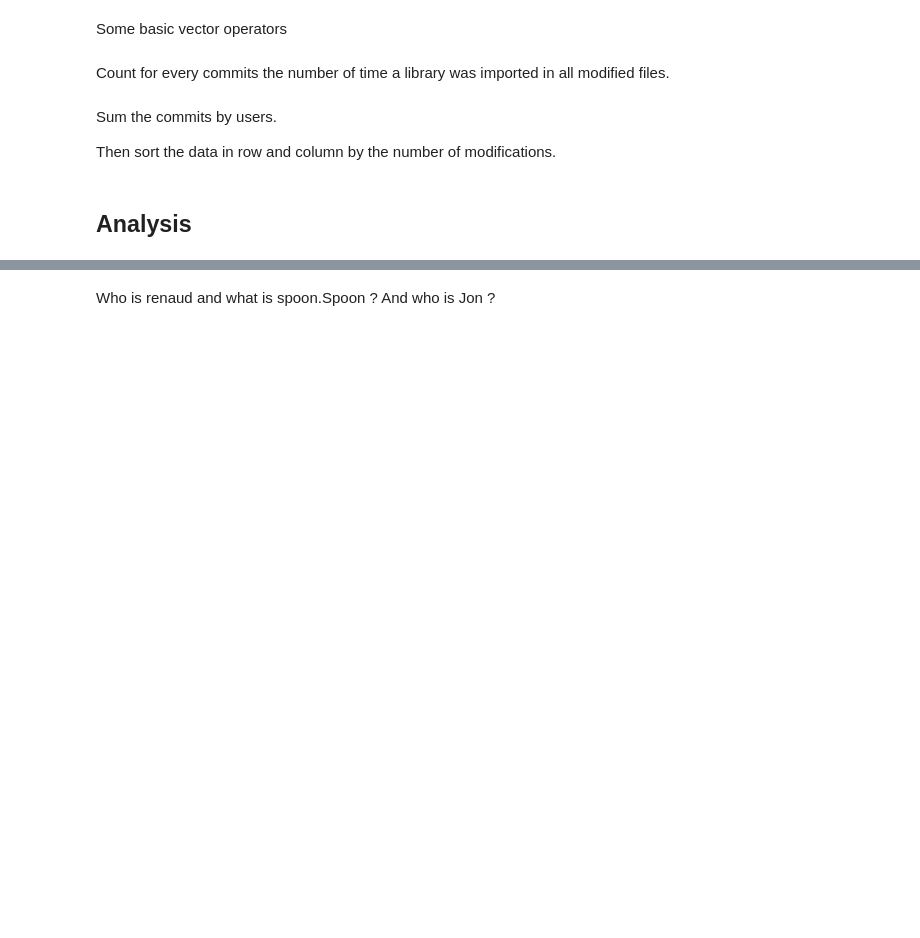
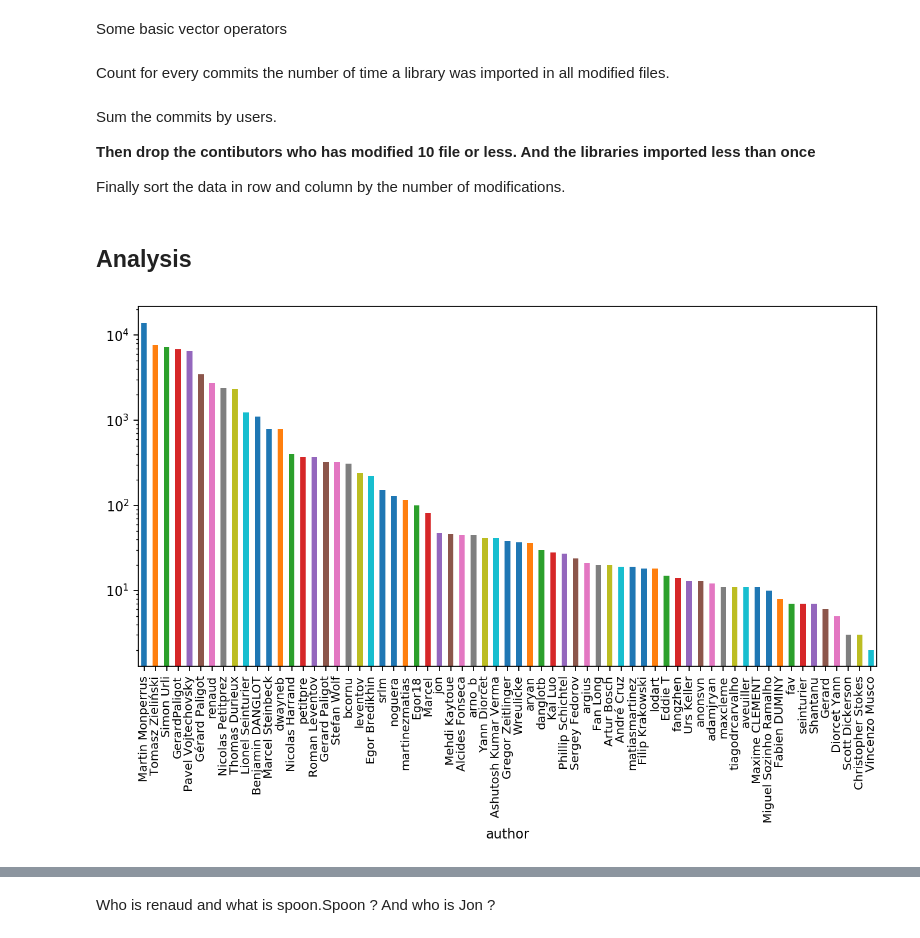
Before and after one commit to castor-software/oss-graph-metrics, a Jupyter notebook: data_analysis/notebook/dev_library.ipynb, the cells around one changed output, grey strips where cells are left out. Saved outputs shown, nothing was run; the diff lists cells and outputs as text; code cells hidden in the pictures; blank space fills up the shorter version.

```diff
--- a/data_analysis/notebook/dev_library.ipynb
+++ b/data_analysis/notebook/dev_library.ipynb
@@ -67,5 +67,7 @@ df = pd.DataFrame(data=data, columns=['sha', 'author', *mapping_elemnts])
 # %% [markdown]
 Sum the commits by users.
 
-Then sort the data in row and column by the number of modifications.
+**Then drop the contibutors who has modified 10 file or less. And the libraries imported less than once**
+
+Finally sort the data in row and column by the number of modifications.
 # %%
@@ -77,0 +98,9 @@ agreg_sorted = agreg_sorted.loc[:,agreg_sorted.sum(axis=0).sort_values(ascending
+# %%
+fig = plt.figure(figsize=(10, 5), dpi=160, facecolor='w', edgecolor='k')
+number_of_contibs = agreg_sorted.sum(axis=1)
+ax = number_of_contibs.plot.bar()
+ax.set_yscale('log')
+plt.xticks(range(len(list(number_of_contibs.index))), list(number_of_contibs.index), rotation=90, fontsize=9)
+plt.show()
+# %% [output]
+[figure, added]
```
Also changed, not shown: parts of 14 cells of this notebook.
